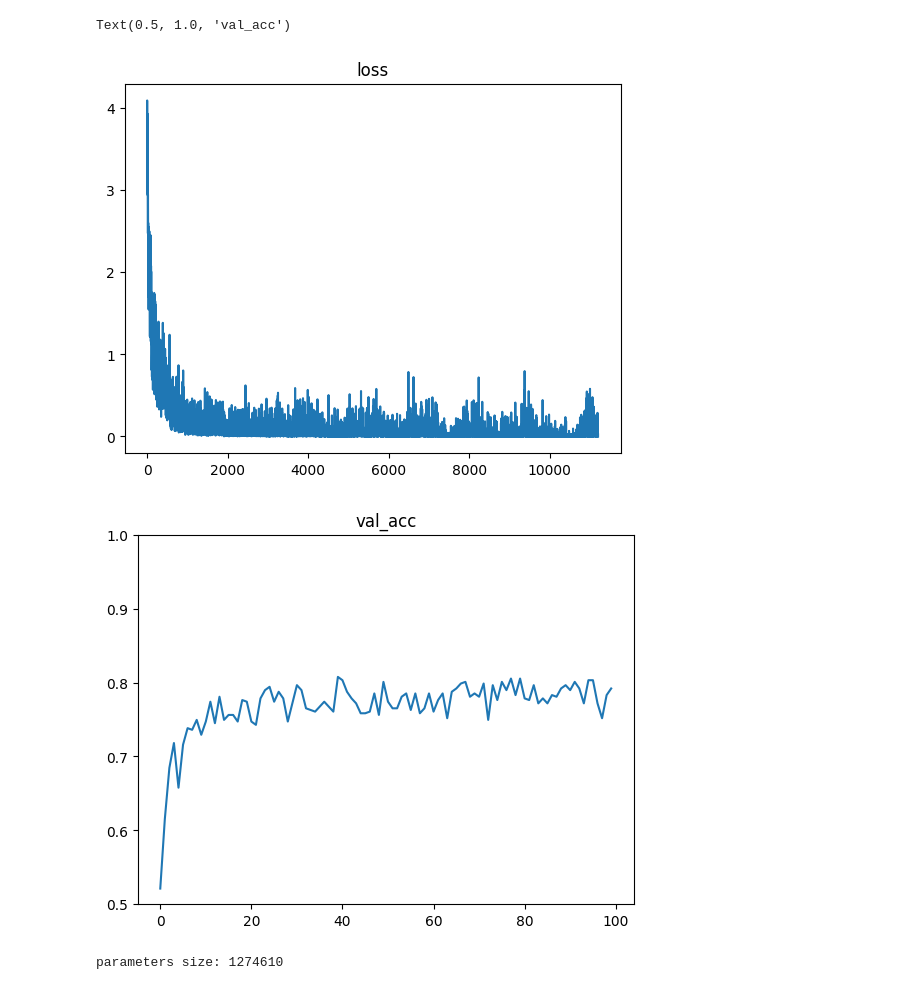
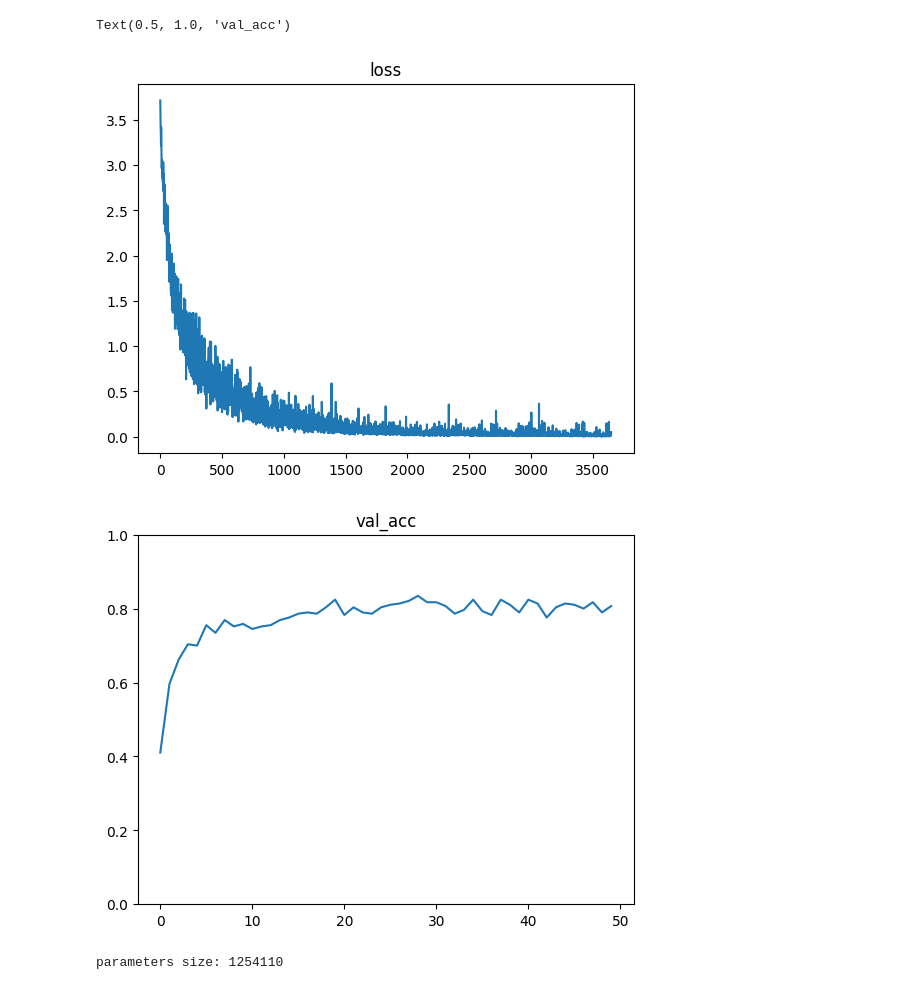
Before and after one commit to ConstaT99/CS598, a Jupyter notebook: Code/resnet-18_scratch.ipynb, the cells around one changed output. Cells and saved outputs as stored; diff of their text form; code cells hidden in the pictures.

Commit message:
model trained done

```diff
--- a/Code/resnet-18_scratch.ipynb
+++ b/Code/resnet-18_scratch.ipynb
@@ -27,7 +27,7 @@ all_db = Anime('..\\Images', 224, 'all')
 # %%
-# train_loader = DataLoader(train_db,batch_size= batchze, shuffle= True, num_workers=4)
-# val_loader = DataLoader(val_db,batch_size= batchze, num_workers=2)
-# test_loader = DataLoader(test_db,batch_size= batchze, num_workers=2)
+train_loader = DataLoader(train_db,batch_size= batchze, shuffle= True, num_workers=4)
+val_loader = DataLoader(val_db,batch_size= batchze, num_workers=2)
+test_loader = DataLoader(test_db,batch_size= batchze, num_workers=2)
 # %%
 # helper function
 def evaluate(model, loader):
@@ -134,0 +117,36 @@ Epoch:50/50 AVG Training Loss:0.000 AVG Test Loss:0.126 AVG Training Acc 100.00
+# %%
+model = ResNet18(30).to(device)
+optimizer = optim.Adam(filter(lambda p: p.requires_grad, model.parameters()),lr = lr)
+criteon = nn.CrossEntropyLoss()
+
+best_acc, best_epoch = 0, 0
+global_step = 0
+loss_data = []
+val_acc_data = []
+for epoch in trange(epochs, unit="epochs"):
+    for step, (x,y) in enumerate(train_loader):
+        # x: [b,3,512,512] y:[b]
+        x, y  = x.to(device), y.to(device)
+
+        logits = model(x)
+        loss = criteon(logits, y)
+
+        optimizer.zero_grad()
+        loss.backward()
+        optimizer.step()
+        loss_data.append(loss.item())
+        global_step += 1
+    if epoch % 1 == 0:
+        val_acc = evaluate(model, val_loader)
+        if val_acc > best_acc:
+            best_epoch = epoch
+            best_acc = val_acc
+            torch.save(model.state_dict(),'best_scratch.mdl')
+        val_acc_data.append(val_acc)
+print("best acc:", best_acc, "best epoch:", best_epoch)
+model.load_state_dict(torch.load("best_scratch.mdl")) # load best state
+
+print("loaded from checkpoint! ")
+
+test_acc = evaluate(model, test_loader)
+print("test acc:", test_acc)
@@ -147,20 +166,20 @@ Average Training Loss: 0.0413    Average Test Loss: 0.3692       Average Trainin
 # %%
 # display the picture of loss and val_acc
 x = np.arange(0, global_step)
 x_2 = np.arange(0,epoch + 1)
 fig, ax = plt.subplots()
 ax.plot(x, loss_data)
 ax.set_title('loss')
 fig2, ax2 = plt.subplots()
 ax2.plot(x_2,val_acc_data)
-plt.ylim([0.5, 1])
+plt.ylim([0, 1])
 ax2.set_title('val_acc')
 # %% [output]
 Text(0.5, 1.0, 'val_acc')
-[figure, old version]
+[figure, new version]
-[figure, old version]
+[figure, new version]
 # %%
 p = sum(map(lambda p:p.numel(), model.parameters()))
 print('parameters size:', p)
 # %% [output]
-parameters size: 1274610
+parameters size: 1254110
```
Also changed, not shown: parts of 5 cells of this notebook, 24 other files.
